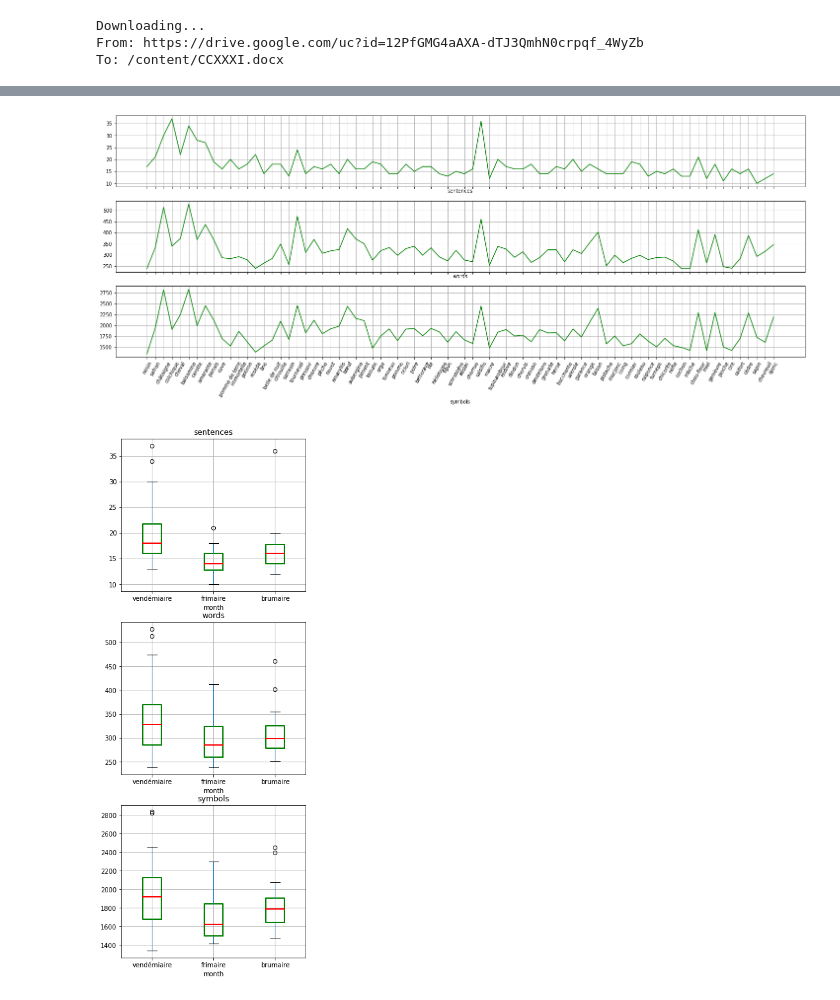
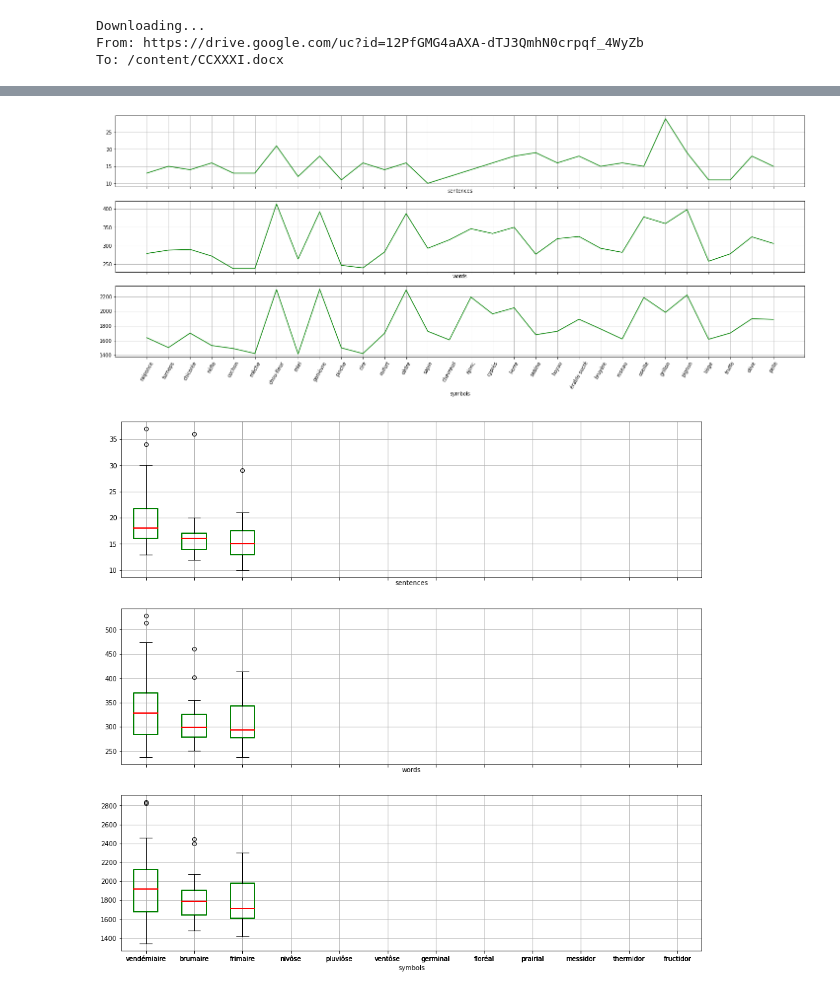
Before and after one commit to yualapshina/ccxxxi-statistics, a Jupyter notebook: ccxxxi.ipynb, the cells around one changed output, grey strips where cells are left out. Saved outputs shown, nothing was run; the diff lists cells and outputs as text; code cells hidden in the pictures.

Commit message:
fixed boxplots + header parsing

```diff
--- a/ccxxxi.ipynb
+++ b/ccxxxi.ipynb
@@ -54,6 +55,9 @@ df["greg_day"] = df["text"].map(lambda x: int(x[: findexact(x, ".")]))
 df["greg_month"] = df["text"].map(lambda x: int(x[findexact(x, ".") + 1 : findexact(x, ")")]))
 df["name"] = df["text"].map(lambda x: x[findexact(x, ".", 1) + 2 : findexact(x, "\n")])
 df["text"] = df["text"].map(lambda x: " ".join(x[findexact(x, "\n") :].split()))
+
+for i in range(29, df.shape[0], 30):
+  df.at[i, "text"] = df.at[i, "text"][:df.at[i, "text"].rfind(" ")]
 # %%
 df["sentences"] = df["text"].map(lambda x: len(x.replace("?", ".").replace("!", ".").split(". ")))
 df["words"] = df["text"].map(lambda x: len(x.replace("-", "").split()))
@@ -66,10 +70,13 @@ df["exclamations"] = df["text"].map(lambda x: len(list(filter(lambda c: c == "!"
 fandoms = {
     "réséda" : "chguestk", "piment" : "chguestk", "betterave" : "chguestk", "alisier" : "chguestk",
     "orange" : "chguestk", "chicorée" : "chguestk", "cire" : "chguestk", "ajonc" : "chguestk",
-    "bœuf" : "cliff", "chou-fleur" : "cliff",
+    "sabine" : "chguestk",
+    "bœuf" : "cliff", "chou-fleur" : "cliff", "olive" : "cliff",
     "tournesol" : "lesmis", "raiponce" : "lesmis",
+    "houille" : "notredame",
     "orge" : "starmania",
     "nèfle" : "dracula",
+    "érable sucré" : "persona",
     }
 df["fandom"] = df["name"].map(lambda x: fandoms[x] if x in fandoms else "-")
 # %%
@@ -91,5 +98,8 @@ df
 # %%
-batch = df#[df["month"] == "frimaire"]
+months = ["vendémiaire", "brumaire", "frimaire", "nivôse", "pluviôse", "ventôse",
+          "germinal", "floréal", "prairial", "messidor", "thermidor", "fructidor"]
+
+batch = df[df["month"] == months[2]]
 
 plots = ["sentences", "words", "symbols"]
 # plots = ["capitals", "dashes", "questions", "exclamations"]
@@ -101,20 +111,23 @@ for i in range(len(plots)):
 plt.xticks(rotation=60)
 plt.show()
 # %% [output]
-[figure, old version]
+[figure, new version]
 # %%
 boxprops = dict(linewidth=2, color='g')
 medianprops = dict(linewidth=2, color='r')
 
-# todo: correct month order
+plots = ["sentences", "words", "symbols"]
 
-plots = ["sentences", "words", "symbols"]
-fig, axs = plt.subplots(len(plots), 1, figsize=(5, 5 * len(plots)))
+fig, axs = plt.subplots(len(plots), 1, sharex=True, figsize=(16, 5 * len(plots)))
 for i in range(len(plots)):
-  bp = df.boxplot(column=plots[i], by="month", ax=axs[i], boxprops=boxprops, medianprops=medianprops)
-  axs[i].invert_xaxis()
+  stat = pd.DataFrame(columns=months)
+  for month in months:
+    stat[month] = df[df["month"] == month][plots[i]].reset_index(drop=True)
+  axs[i].boxplot(stat.to_numpy(), labels=stat.columns, widths=0.5, boxprops=boxprops, medianprops=medianprops)
+  axs[i].set_xlabel(plots[i])
+  axs[i].grid()
 plt.suptitle("")
 plt.show()
 # %% [output]
-[figure, old version]
+[figure, new version]
 # %%
```
Also changed, not shown: parts of 7 cells of this notebook.
